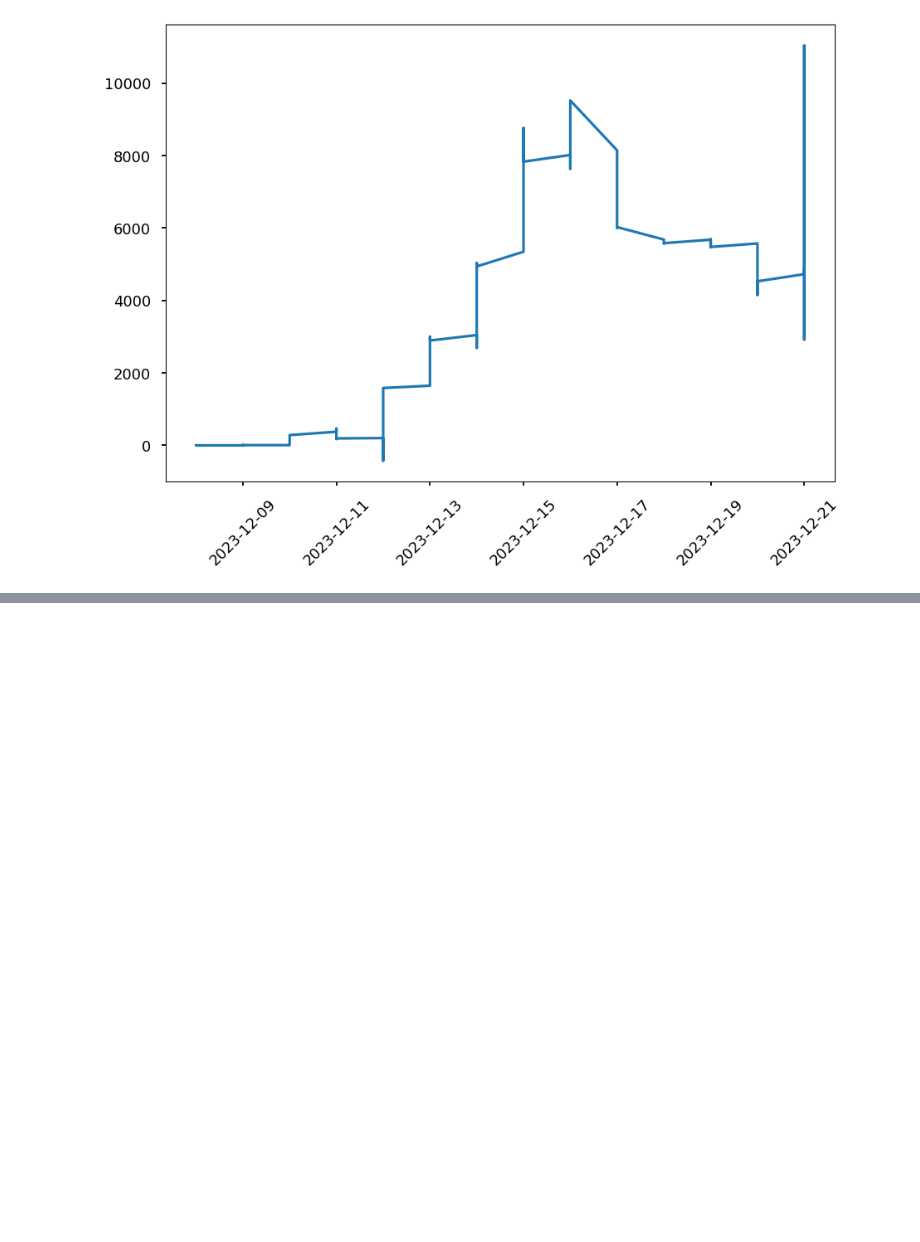
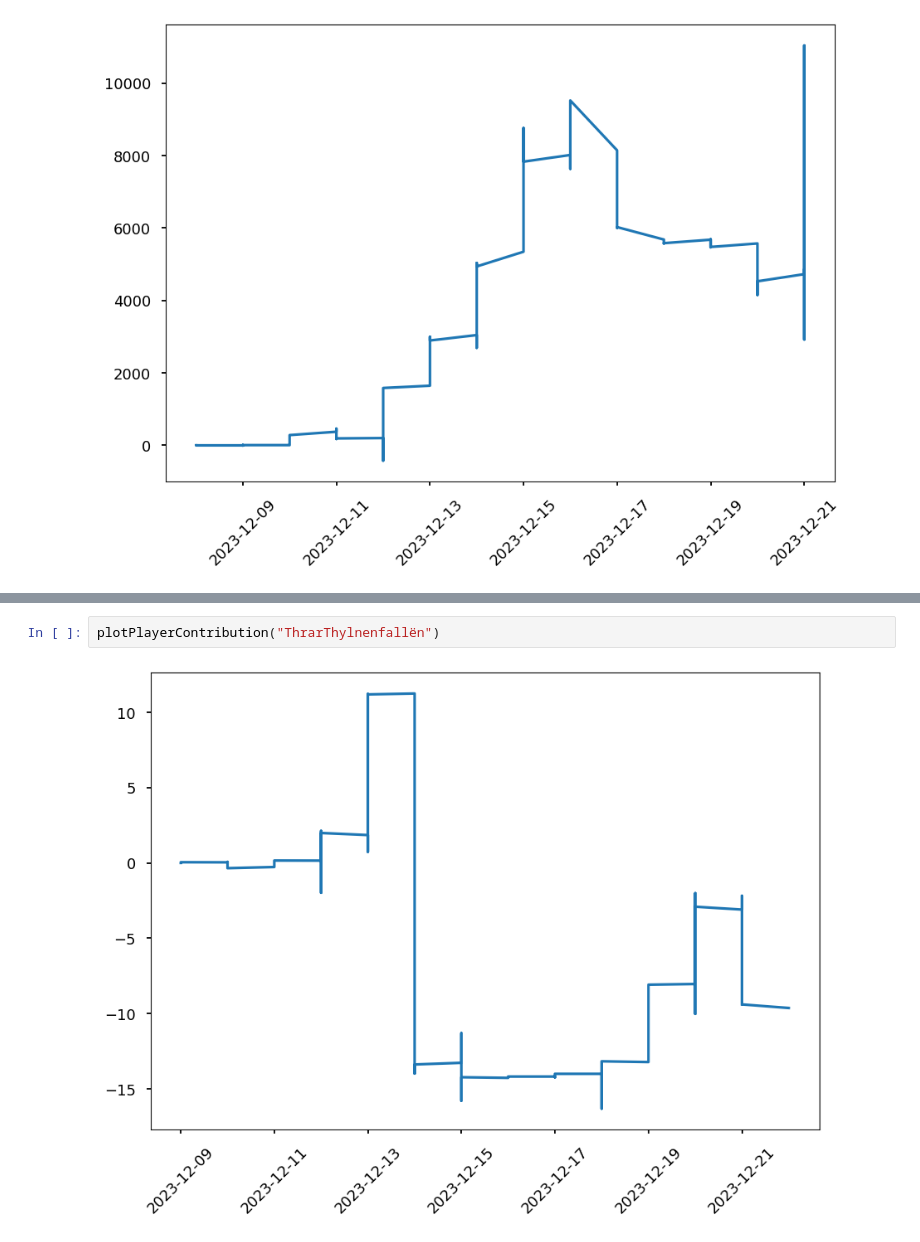
Before and after one commit to LucaTeodorescu/pathofexile-accounting, a Jupyter notebook: exploration.ipynb, the cells around one changed output, grey strips where cells are left out. Drawn from its saved outputs; the diff is of its cells as text; blank space fills up the shorter version.

```diff
--- a/exploration.ipynb
+++ b/exploration.ipynb
@@ -258,0 +286,4 @@ plt.plot_date(dates, CurrencySeriesLuac, linestyle='solid', marker='None')
+# %%
+plotPlayerContribution("ThrarThylnenfallën")
+# %% [output]
+[figure, added]
```
Also changed, not shown: parts of 5 cells of this notebook.
